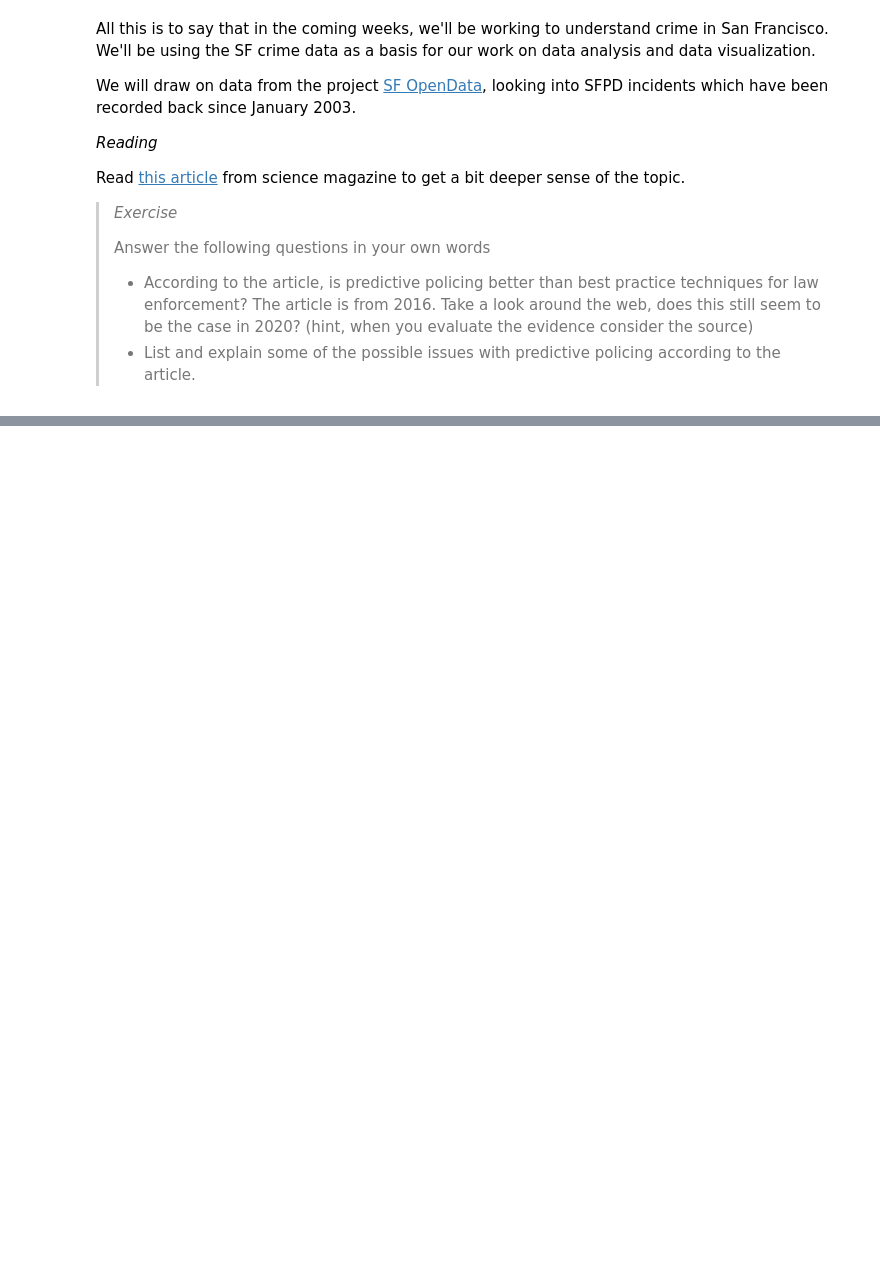
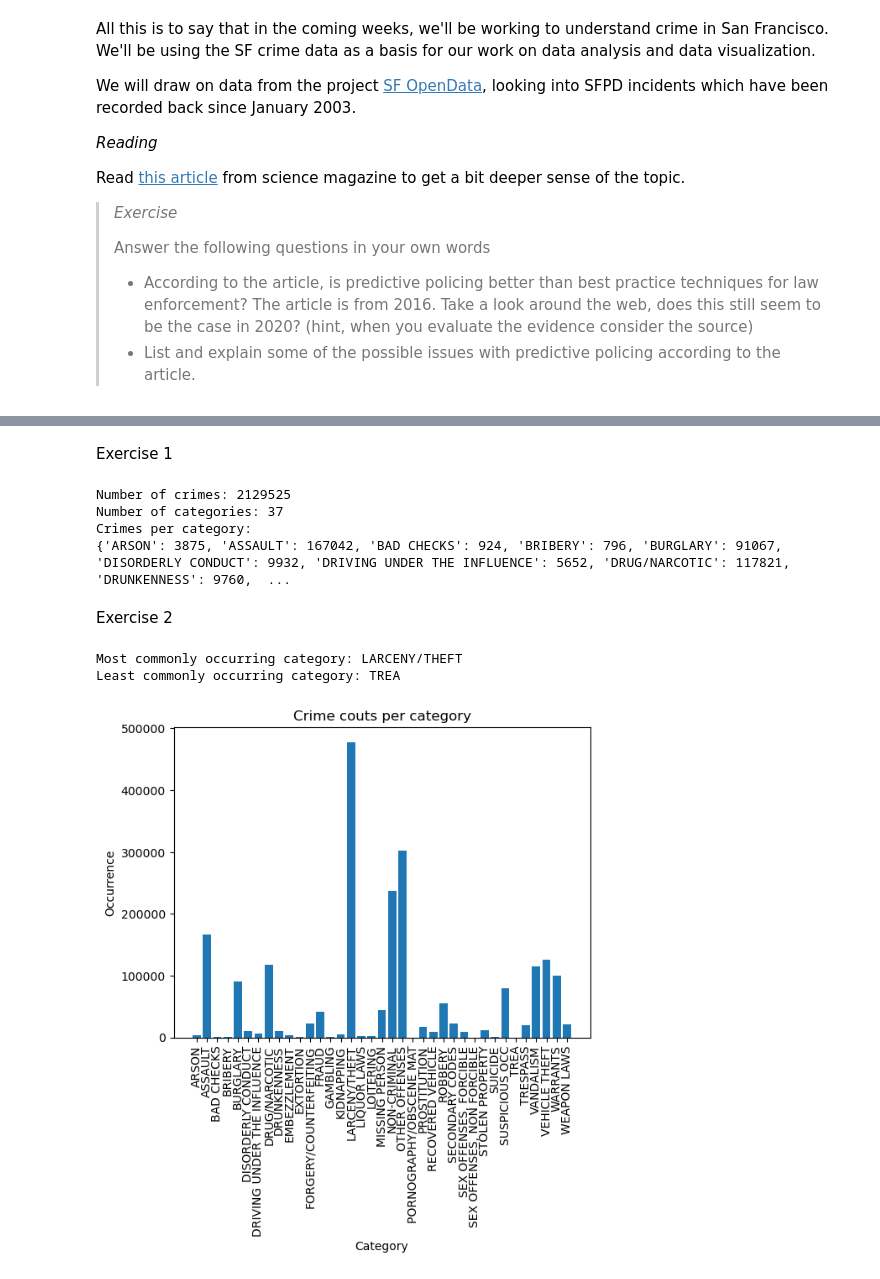
Before and after one commit to suneman/socialdata2023, a Jupyter notebook: lectures/Week1.ipynb, the cells around one changed output, grey strips where cells are left out. Cells and saved outputs as stored; diff of their text form; code cells hidden in the pictures; blank space fills up the shorter version.

Commit message:
week1 - done but ugly graphs

```diff
--- a/lectures/Week1.ipynb
+++ b/lectures/Week1.ipynb
@@ -102,0 +107,3 @@ You've made it! You have successfully completed Lecture 1. If you didn't get eno
+# %%
+data = pd.read_csv("../Police_Department_Incident_Reports__Historical_2003_to_May_2018.csv")
+data.head(5)
@@ -102,0 +118,32 @@ You've made it! You have successfully completed Lecture 1. If you didn't get eno
+# %% [markdown]
+Exercise 1
+# %%
+print('Number of crimes:', len(data))
+categories = np.unique(data['Category'])
+print('Number of categories:', len(categories))
+print('Crimes per category:')
+cat_counts = {}
+for category in categories:
+    cat_counts[category] = len(data[data['Category']==category])
+print(cat_counts)
+# %% [output]
+Number of crimes: 2129525
+Number of categories: 37
+Crimes per category:
+{'ARSON': 3875, 'ASSAULT': 167042, 'BAD CHECKS': 924, 'BRIBERY': 796, 'BURGLARY': 91067, 'DISORDERLY CONDUCT': 9932, 'DRIVING UNDER THE INFLUENCE': 5652, 'DRUG/NARCOTIC': 117821, 'DRUNKENNESS': 9760,  ...
+# %% [markdown]
+Exercise 2
+# %%
+print('Most commonly occurring category:', max(cat_counts, key=cat_counts.get))
+print('Least commonly occurring category:', min(cat_counts, key=cat_counts.get))
+
+# Figure
+plt.bar(cat_counts.keys(), cat_counts.values())
+plt.title('Crime counts per category')
+plt.xlabel('Category')
+plt.ylabel('Occurrence')
+plt.xticks(rotation=90);
+# %% [output]
+Most commonly occurring category: LARCENY/THEFT
+Least commonly occurring category: TREA
+[figure, added]
```
Also changed, not shown: parts of 8 cells of this notebook, 1 other file.
